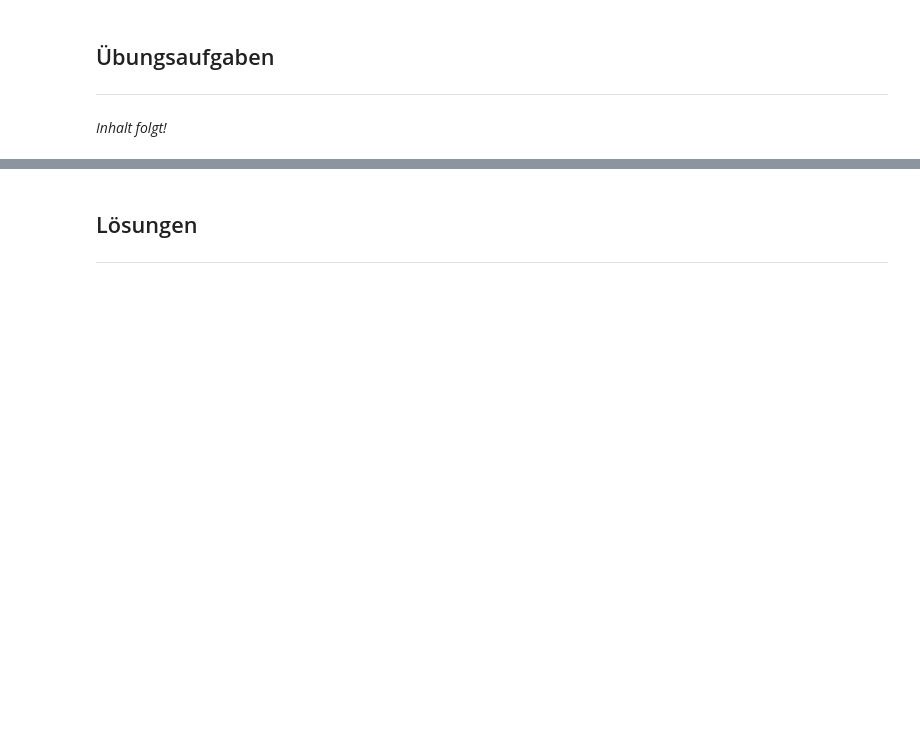
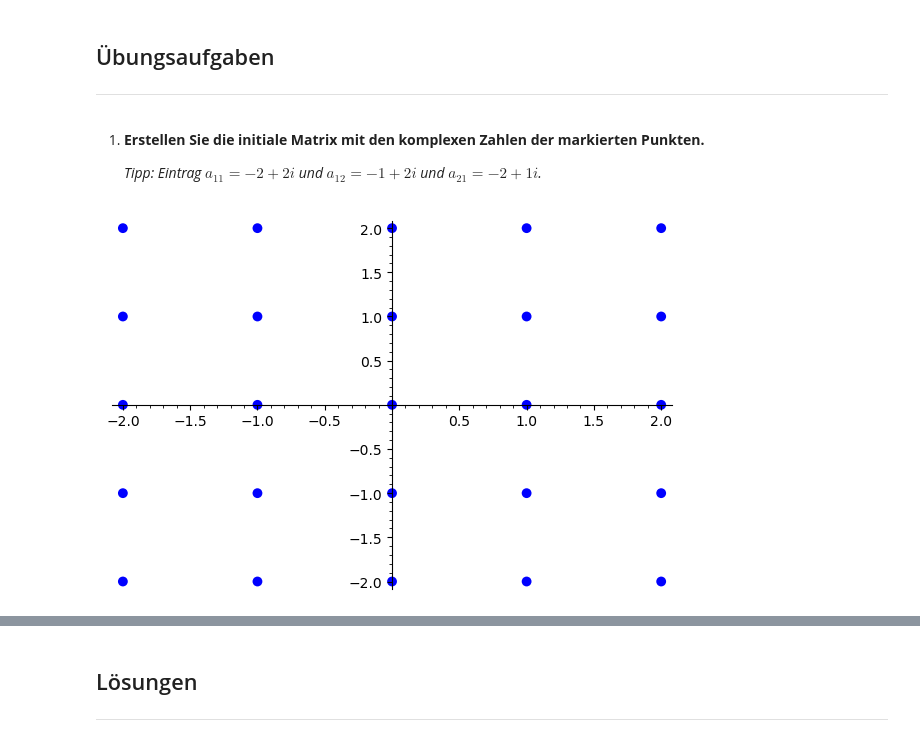
Before and after one commit to simgae/HM-Angewandte-Mathematik, a Jupyter notebook: Lecture_6/JuliaMengen.ipynb, the cells around one changed output, grey strips where cells are left out. Drawn from its saved outputs; the diff is of its cells as text; code cells hidden in the pictures; blank space fills up the shorter version.

```diff
--- a/Lecture_6/JuliaMengen.ipynb
+++ b/Lecture_6/JuliaMengen.ipynb
@@ -240,4 +378,12 @@ Overall time: 26.32 seconds!
 ## Übungsaufgaben
 ---
 # %% [markdown]
-*Inhalt folgt!*
+1. **Erstellen Sie die initiale Matrix mit den komplexen Zahlen der markierten Punkten.**
+
+    *Tipp: Eintrag $a_{11} = -2 + 2i$ und $a_{12} = -1 + 2i$ und $a_{21} = -2 + 1i$.*
+# %%
+list = [(2,2), (2,1), (2,0), (2,-1), (2,-2), (1,2), (1,1), (1,0), (1,-1), (1,-2), (0,2), (0,1), (0,0), (0,-1), (0,-2), (-1,2), (-1,1), (-1,0), (-1,-1), (-1,-2), (-2,2), (-2,1), (-2,0), (-2,-1), (-2,-2)]
+
+points(list, size = 50)
+# %% [output]
+[figure, added]
```
Also changed, not shown: parts of 35 cells of this notebook, 7 other files.
